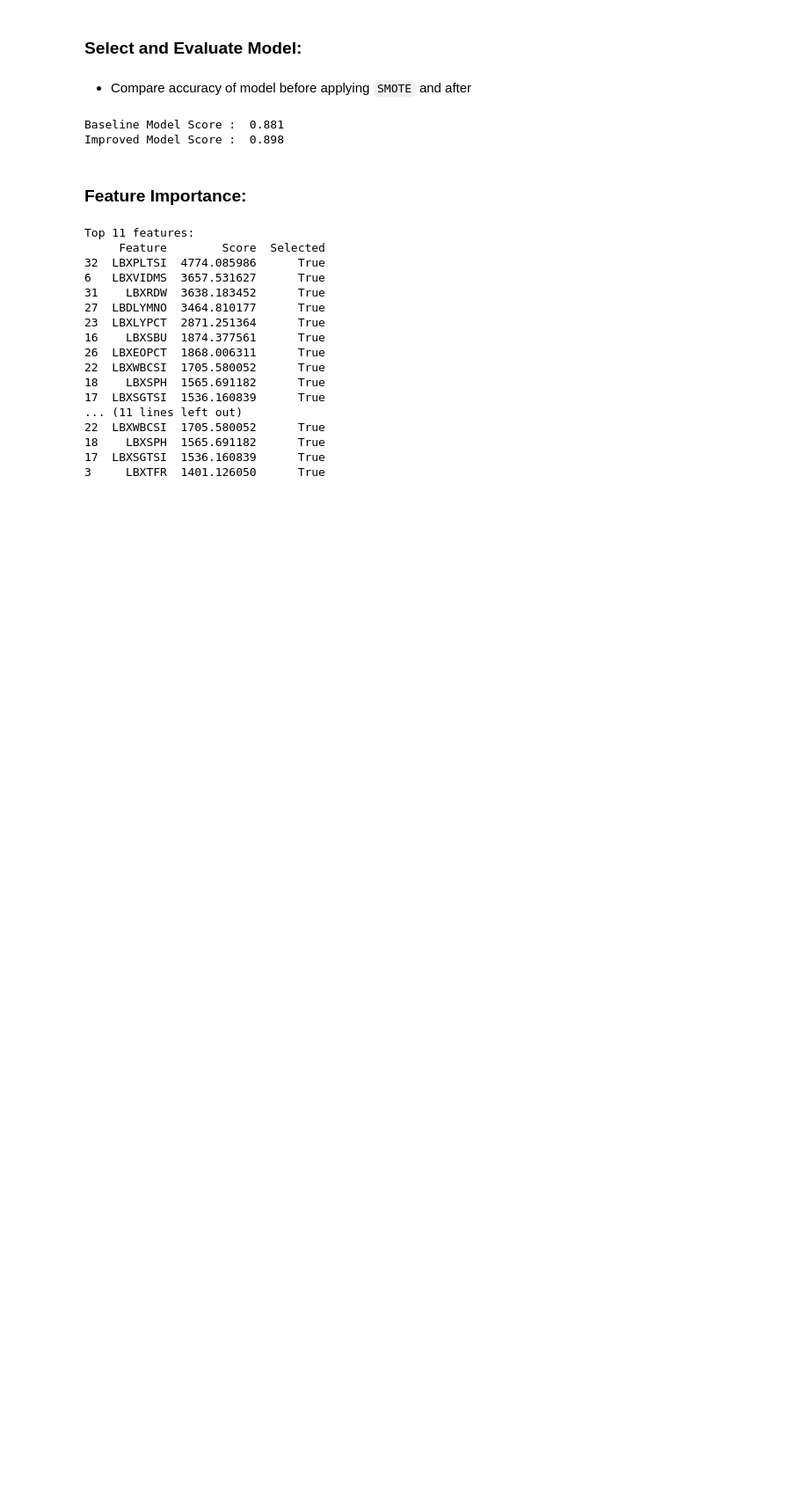
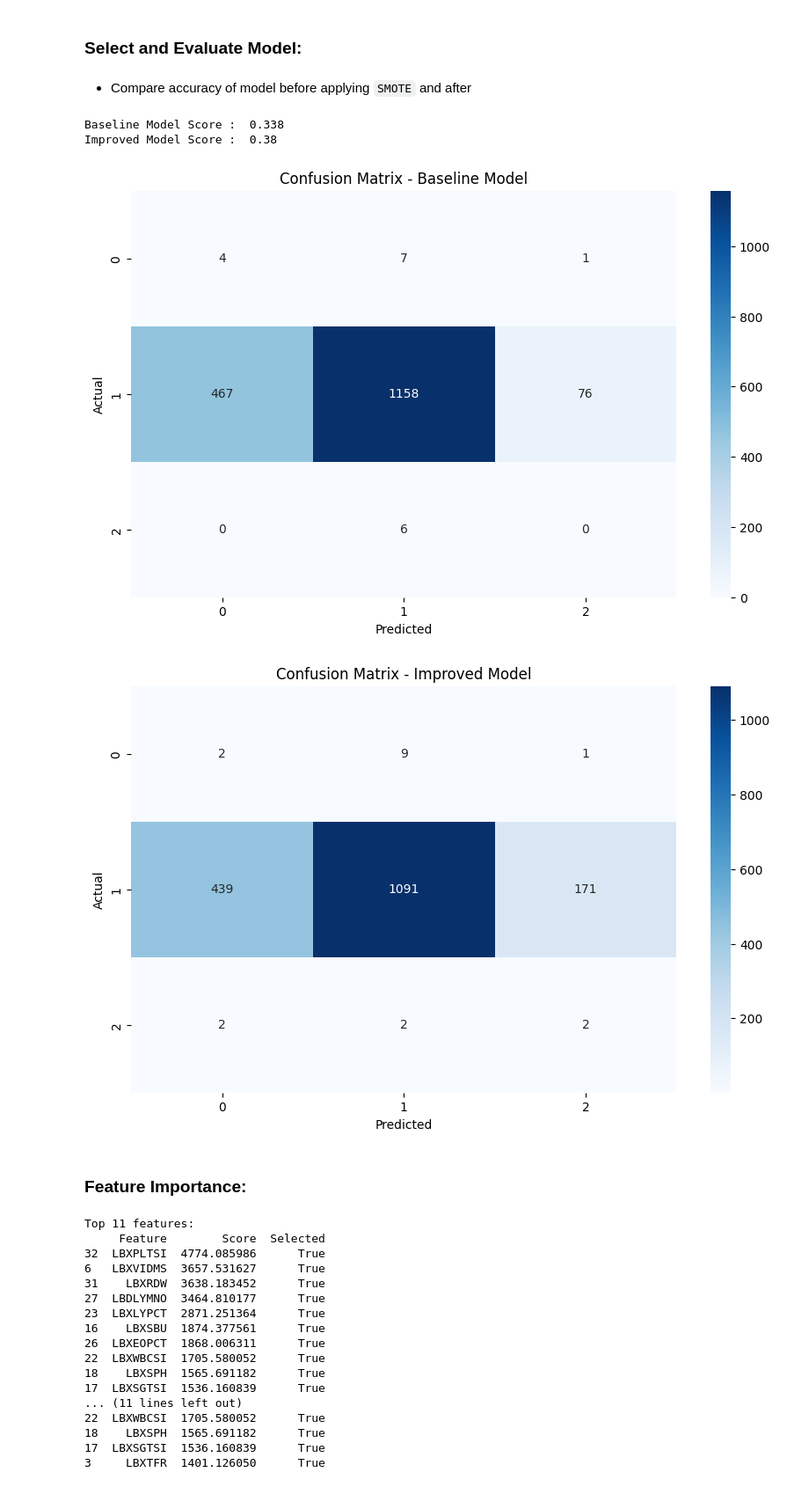
Before and after one commit to DATA471/final_project_h, a Jupyter notebook: main_file.ipynb, the cells around one changed output. Shown: that part at 88% size. Drawn from its saved outputs; the diff is of its cells as text; code cells hidden in the pictures; blank space fills up the shorter version.

Commit message:
iMPROVEMENT - EVALUATE ALL PART WITH TESTING SET

```diff
--- a/main_file.ipynb
+++ b/main_file.ipynb
@@ -320,28 +320,72 @@ total data after SMOTE : 20517
 # %%
 from sklearn.ensemble import RandomForestClassifier
 from sklearn.linear_model import LogisticRegression
+from sklearn.metrics import recall_score, precision_recall_curve, average_precision_score, confusion_matrix
 import warnings
 warnings.filterwarnings('ignore')
+
+def test_model(model):
+    # Handle NaN values in y_val with imputation
+    y_val_filled = y_val.copy()
+    if np.isnan(y_val_filled).any():
+        missing_indices = y_val_filled.index[y_val_filled.isna()]   # Get the missing indices
+        model.fit(X_train, y_train)  # Train the model on the entire training set
+        predictions = model.predict(X_val.loc[missing_indices])  # Predict on the rows with missing target values
+        y_val_filled.loc[missing_indices] = predictions   # Assign the predictions to the corresponding missing indices
+    # Test on tesing set
+    model.fit(X_train, y_train)  # Train on the entire training set
+    y_test_pred = model.predict(X_val)
+    acc = recall_score(y_val_filled, y_test_pred, average='macro')
+    return acc, y_val_filled, y_test_pred
+
 
 k_folds = RepeatedKFold(n_splits=5, random_state=42, n_repeats=2)
 
 # using pipeline to scale the data and then apply the model
 baseline_model = LogisticRegression(random_state=42, max_iter=1000)
-pipline_baseline_model = Pipeline([("scaler", StandardScaler()), ("classifier", baseline_model)])
+pipline_baseline_model = Pipeline([("imputer", SimpleImputer(strategy='mean')), ("scaler", StandardScaler()), ("classifier", baseline_model)])
 model_base_scores = cross_val_score(pipline_baseline_model, X_train, y_train, scoring='recall_macro', cv=k_folds)
 
 # Improved Model
 model_improved = RandomForestClassifier(random_state=42, n_estimators=100, max_depth=3, min_samples_split=2)
-pipline_model_improved = Pipeline([("scaler", StandardScaler()), ("classifier", model_improved)])
+pipline_model_improved = Pipeline([(("imputer", SimpleImputer(strategy='mean'))), ("scaler", StandardScaler()), ("classifier", model_improved)])
 model_improved_scores = cross_val_score(pipline_model_improved, X_train, y_train, scoring='recall_macro', cv=k_folds)
 
-print('Baseline Model Score : ', round(model_base_scores.mean(),3))
-print('Improved Model Score : ', round(model_improved_scores.mean(),3))
+# Evaluate the Models
+baseline_eval, y_val_clean, baseline_preds = test_model(pipline_baseline_model)
+print('Baseline Model Score : ', round(baseline_eval,3))
+improved_eval, y_val_clean, improved_preds = test_model(pipline_model_improved)
+print('Improved Model Score : ', round(improved_eval,3))
+
+# Calculate confusion matrix for each model
+conf_matrix_baseline = confusion_matrix(y_val_clean, baseline_preds)
+conf_matrix_improved = confusion_matrix(y_val_clean, improved_preds)
+
+# Plot confusion matrix for baseline model
+plt.figure(figsize=(10, 6))
+sns.heatmap(conf_matrix_baseline, annot=True, fmt='d', cmap='Blues')
+plt.title('Confusion Matrix - Baseline Model')
+plt.xlabel('Predicted')
+plt.ylabel('Actual')
+plt.show()
+
+# Plot confusion matrix for improved model
+plt.figure(figsize=(10, 6))
+sns.heatmap(conf_matrix_improved, annot=True, fmt='d', cmap='Blues')
+plt.title('Confusion Matrix - Improved Model')
+plt.xlabel('Predicted')
+plt.ylabel('Actual')
+plt.show()
+
+#print('Baseline Model Score : ', round(model_base_scores.mean(),3))
+#print('Improved Model Score : ', round(model_improved_scores.mean(),3))
 #print(round(model_base_scores.mean(),3))
 #print(round(model_smote_scores.mean(),3))
 # %% [output]
-Baseline Model Score :  0.881
-Improved Model Score :  0.898
+Baseline Model Score :  0.338
+Improved Model Score :  0.38
+[figure, added]
+[figure, added]
 # %% [markdown]
 ### Feature Importance:
 # %%
```
Also changed, not shown: parts of 6 cells of this notebook.
